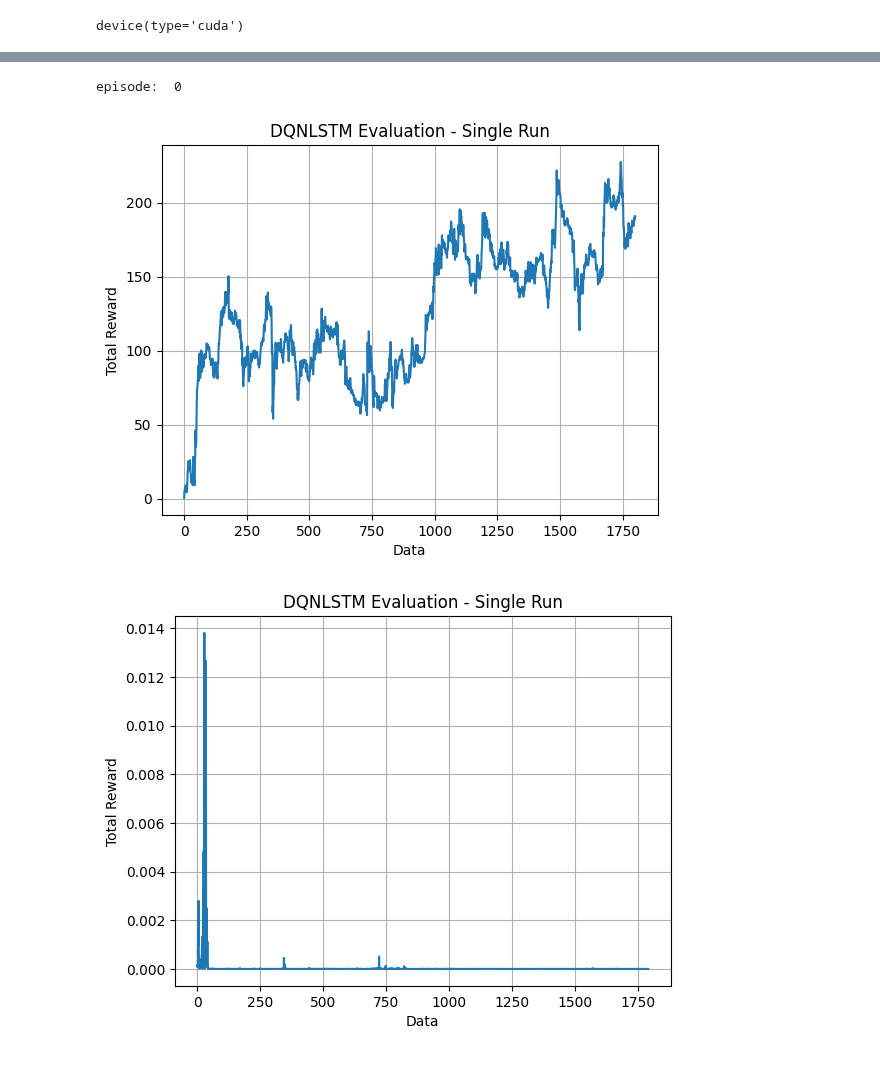
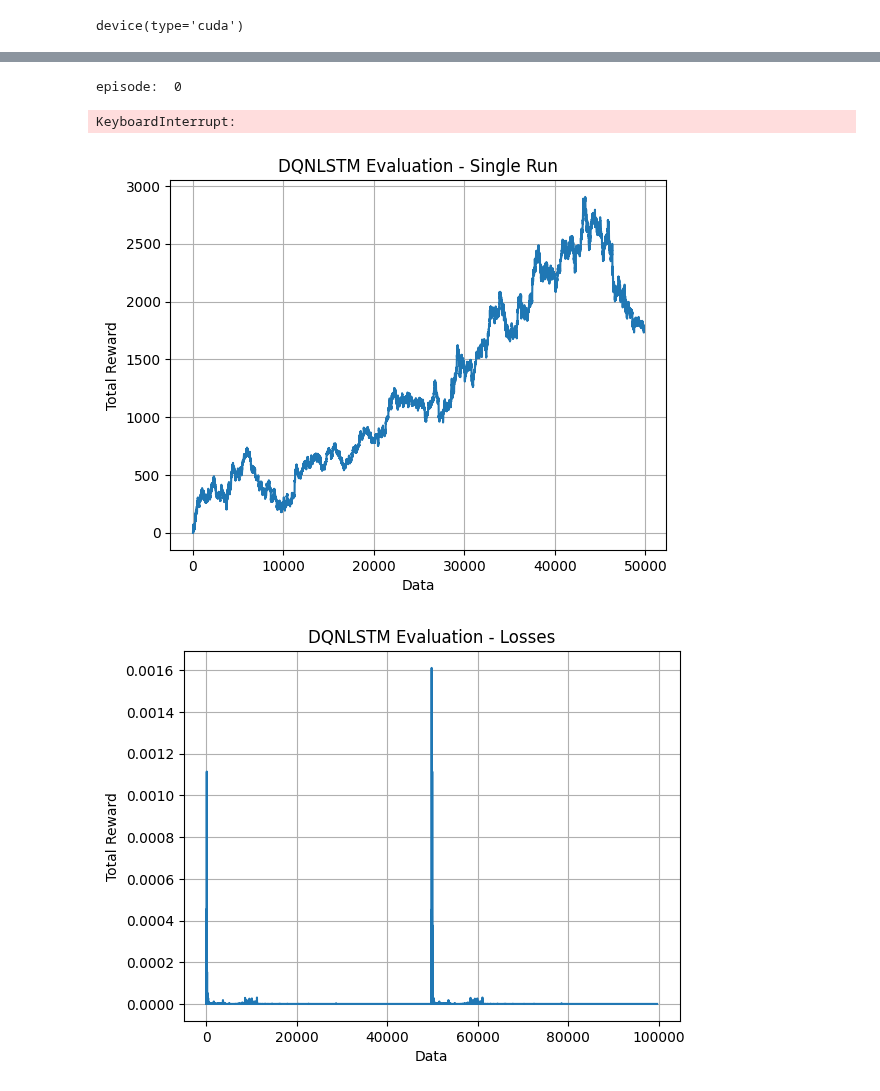
Before and after one commit to Suraj6E/EURUSD-DQN-LSTM, a Jupyter notebook: DQN-LSTM-ER.ipynb, the cells around one changed output, grey strips where cells are left out. Cells and saved outputs as stored; diff of their text form; code cells hidden in the pictures.

```diff
--- a/DQN-LSTM-ER.ipynb
+++ b/DQN-LSTM-ER.ipynb
@@ -24,15 +24,19 @@ device
 # %% [output]
 device(type='cuda')
 # %%
-df = pd.read_csv("./data_saved/EURUSD_M1_202401.csv")
+filename = "EURUSD_M1_2023.csv"
 
-# concatenated_df = pd.concat([df1, df2], axis=0)
-df.reset_index(drop=True, inplace=True)
-df['timestamp'] = pd.to_datetime(df['timestamp'])
+
+df1 = pd.read_csv("./data_saved/EURUSD_M1_2021.csv")
+df2 = pd.read_csv("./data_saved/EURUSD_M1_2022.csv")
+
+concatenated_df = pd.concat([df1, df2], axis=0)
+concatenated_df.reset_index(drop=True, inplace=True)
+concatenated_df['timestamp'] = pd.to_datetime(concatenated_df['timestamp'])
 
 #timestamp as index
-df.set_index('timestamp', inplace=True)
-data = df.resample('15min').agg({'open': 'first', 'high': 'max', 'low': 'min', 'close': 'last'}).reset_index()
+concatenated_df.set_index('timestamp', inplace=True)
+data = concatenated_df.resample('15min').agg({'open': 'first', 'high': 'max', 'low': 'min', 'close': 'last'}).reset_index()
 
 #Drop NA rows
 data = data.dropna(axis=0)
@@ -446,7 +450,7 @@ batch_size = 10
 epsilon = 0.1
 lr = 1e-3
 target_update = 10
-num_episodes = 10
+num_episodes = 1
 
 epsilon_start = 1.0
 epsilon_end = 0.01
@@ -494,21 +498,22 @@ for episode in range(num_episodes):
 env.close()
 # %% [output]
 episode:  0
+KeyboardInterrupt:
 # %%
-# single_reward = all_rewards[0:len(data)-10]
+single_reward = all_rewards[0:len(data)-10]
 
-# single_reward
+single_loss = all_losses[0:len(data)-100]
 # %%
 
 # Plot the evaluation rewards
-plt.plot(all_rewards)
+plt.plot(single_reward)
 plt.xlabel('Data')
 plt.ylabel('Total Reward')
 plt.title('DQNLSTM Evaluation - Single Run')
 plt.grid(True)
 plt.show()
 # %% [output]
-[figure, old version]
+[figure, new version]
 # %%
 
 # Plot the evaluation rewards
@@ -519,7 +524,7 @@ plt.title('DQNLSTM Evaluation - Losses')
 plt.grid(True)
 plt.show()
 # %% [output]
-[figure, old version]
+[figure, new version]
 # %%
 plt.figure(figsize=(16, 6))
 env.unwrapped.render_all()
```
Also changed, not shown: parts of 4 cells of this notebook, 3 other files.
